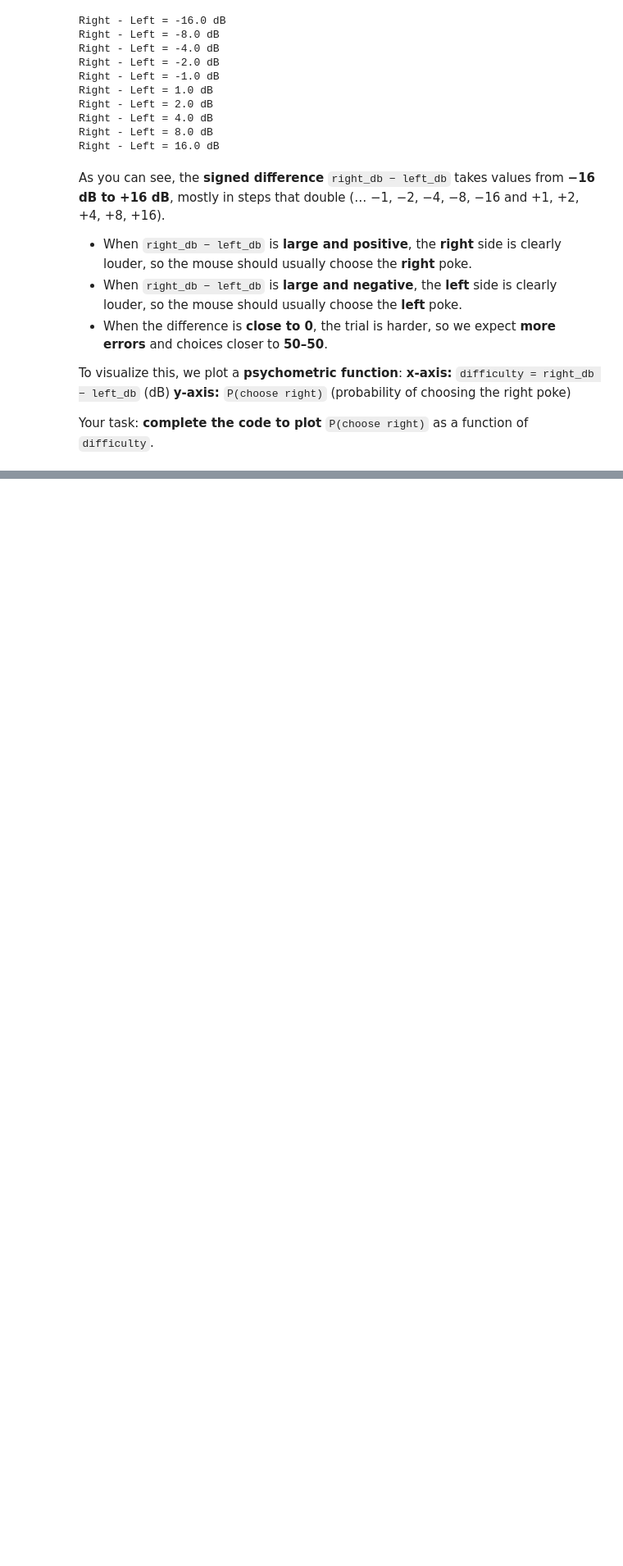
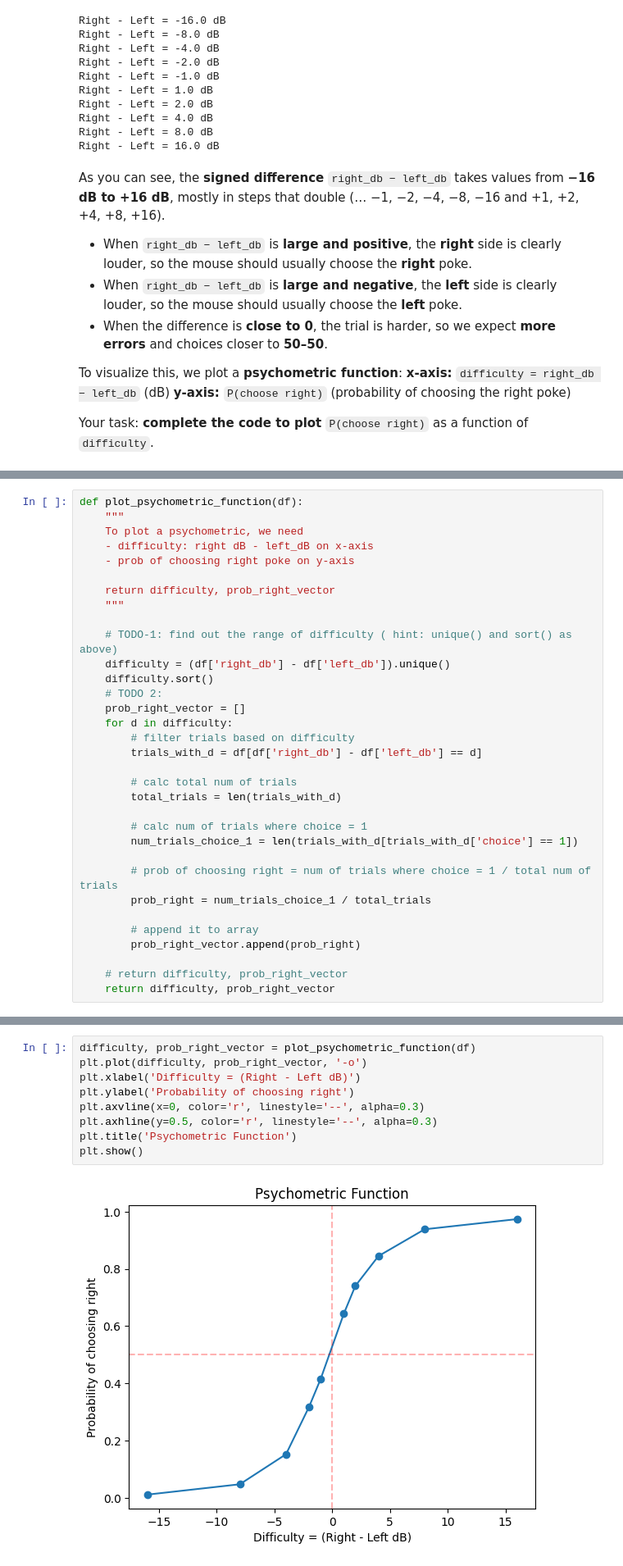
Before and after one commit to rakaar/workshop, a Jupyter notebook: draft.ipynb, the cells around one changed output, grey strips where cells are left out. Shown at 82% size. Cells and saved outputs as stored; diff of their text form; blank space fills up the shorter version.

```diff
--- a/draft.ipynb
+++ b/draft.ipynb
@@ -77,0 +110,33 @@ Your task: **complete the code to plot** `P(choose right)` as a function of `dif
+# %%
+def plot_psychometric_function(df):
+    """
+    To plot a psychometric, we need
+    - difficulty: right dB - left_dB on x-axis
+    - prob of choosing right poke on y-axis
+
+    return difficulty, prob_right_vector
+    """
+
+    # TODO-1: find out the range of difficulty ( hint: unique() and sort() as above)
+    difficulty = (df['right_db'] - df['left_db']).unique()
+    difficulty.sort()
+    # TODO 2:
+    prob_right_vector = []
+    for d in difficulty:
+        # filter trials based on difficulty
+        trials_with_d = df[df['right_db'] - df['left_db'] == d]
+
+        # calc total num of trials
+        total_trials = len(trials_with_d)
+
+        # calc num of trials where choice = 1
+        num_trials_choice_1 = len(trials_with_d[trials_with_d['choice'] == 1])
+
+        # prob of choosing right = num of trials where choice = 1 / total num of trials
+        prob_right = num_trials_choice_1 / total_trials
+
+        # append it to array
+        prob_right_vector.append(prob_right)
+
+    # return difficulty, prob_right_vector
+    return difficulty, prob_right_vector
@@ -77,0 +145,11 @@ Your task: **complete the code to plot** `P(choose right)` as a function of `dif
+# %%
+difficulty, prob_right_vector = plot_psychometric_function(df)
+plt.plot(difficulty, prob_right_vector, '-o')
+plt.xlabel('Difficulty = (Right - Left dB)')
+plt.ylabel('Probability of choosing right')
+plt.axvline(x=0, color='r', linestyle='--', alpha=0.3)
+plt.axhline(y=0.5, color='r', linestyle='--', alpha=0.3)
+plt.title('Psychometric Function')
+plt.show()
+# %% [output]
+[figure, added]
```
Also changed, not shown: parts of 14 cells of this notebook, 2 other files.
